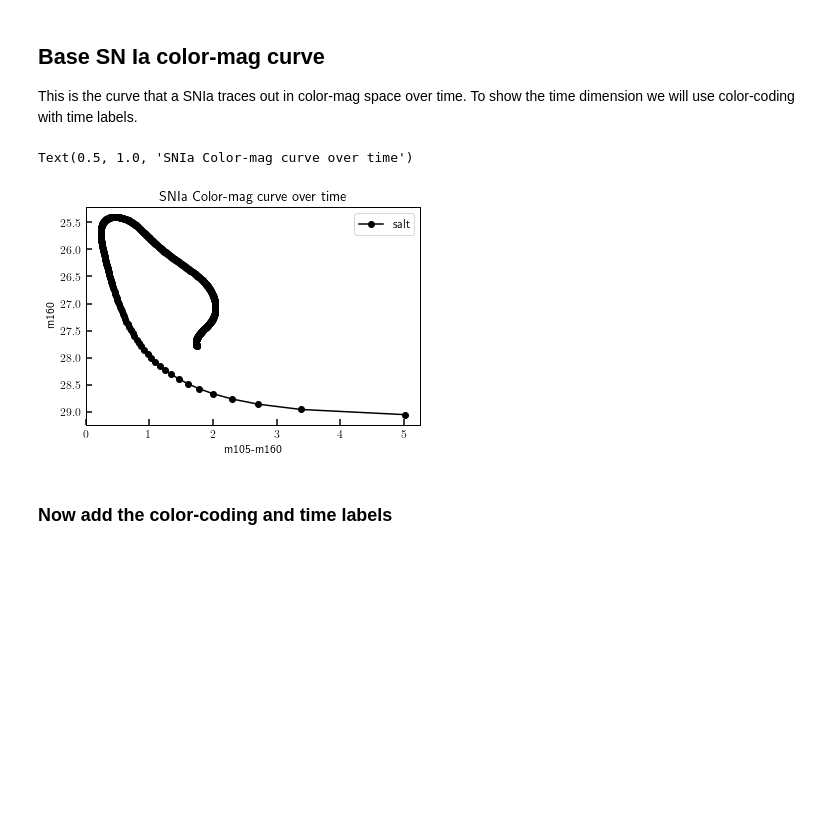
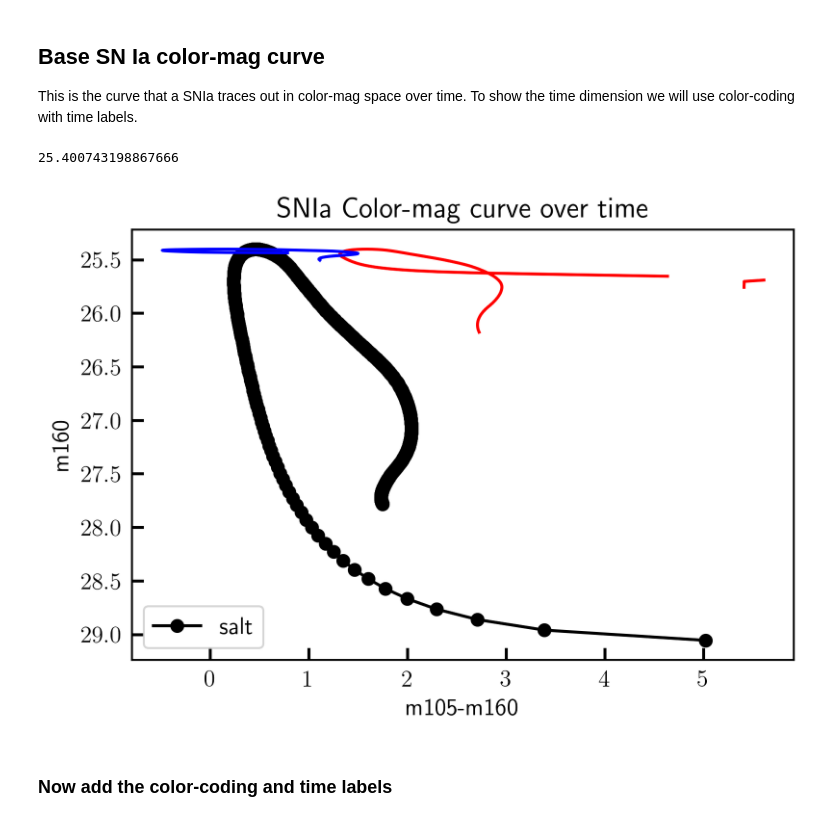
Before and after one commit to gbrammer/mrg0138_supernova, a Jupyter notebook: Analysis/Classification/snRequiem_colormag.ipynb, the cells around one changed output. Cells and saved outputs as stored; diff of their text form; code cells hidden in the pictures; blank space fills up the shorter version.

```diff
--- a/Analysis/Classification/snRequiem_colormag.ipynb
+++ b/Analysis/Classification/snRequiem_colormag.ipynb
@@ -14,6 +14,7 @@ from matplotlib import rcParams
 # %%
 rcParams['text.usetex'] = True
 rcParams['figure.figsize']=[6,4]
+rcParams['figure.dpi']=300
 rcParams['font.size']=12    # text big enough for a half-page fig
 rcParams['axes.labelsize'] = 12      # fontsize of the x and y labels
 rcParams['axes.titlesize'] = 12      # fontsize of the axes title
@@ -401,9 +387,9 @@ model = sncosmo.Model(source='salt2-extended',
 
 time = np.linspace(-20,100,1000)
 def model_color(source='salt2-extended',
-                is_rf_time=True,do_dust=True,
+                return_obsframe_time=True, do_dust=True,
                 cosmo = FlatLambdaCDM(H0=70, Om0=0.3),
-                MR=-19.37,
+                MR=-19.37, # Vega, Wang+2006 and Graur+2014; # alt normalization: MB=-19.25 (Richardson+ 2014)
                 time=np.linspace(-20,100,1000),
                 param_dict=None,printt=False,ebv=.014,c=None):
     # color curve m105w-m160w for a SN template
@@ -429,11 +415,13 @@ def model_color(source='salt2-extended',
 
     if MR != None:
         model.set_source_peakabsmag( MR, 'bessellr', 'vega', cosmo=cosmo)
+    #if MB != None:
+    #    model.set_source_peakabsmag( MB, 'bessellb', 'vega', cosmo=cosmo)
 
     if printt:
         print(model.parameters,model.param_names)
-    if is_rf_time:
-        time*=(1+z)
+    if return_obsframe_time:
+        time *= (1+z)
     m160 = model.bandmag('f160w', 'ab', time)
     m105 = model.bandmag('f105w', 'ab', time)
     c = m105 - m160
@@ -441,22 +429,30 @@ def model_color(source='salt2-extended',
 # %%
 c,m105,m160,time = model_color(printt=False)
 
 # if want uncertainty region from color param shaded use these to set c
 cup,clow = model_color(c=.5)[0],model_color(c=-.3)[0]
 
 fig = plt.figure()
 ax = fig.add_subplot(1,1,1)
 ax.plot( c, m160,label='salt',marker='o',color='black')
+
+#for dm in np.arange(-0.5,0.5,0.01):
+#    plt.fill_between(c, m160+dm, m160, color='0.8', alpha=1)
+ax.plot( cup, m160, color='r')
+ax.plot( clow, m160, color='b')
+
+
 ax.set_xlabel('m105-m160')
 ax.set_ylabel('m160')
 ax.invert_yaxis()
 ax.legend()
 ax.set_title('SNIa Color-mag curve over time',fontsize='large')
 
+print(np.min(m160))
 #plt.savefig('Ia_Color.pdf',bbox_inches='tight')
 # %% [output]
-Text(0.5, 1.0, 'SNIa Color-mag curve over time')
+25.400743198867666
-[figure, old version]
+[figure, new version]
 # %% [markdown]
 ### Now add the color-coding and time labels
 # %%
```
Also changed, not shown: parts of 33 cells of this notebook, 13 other files.
